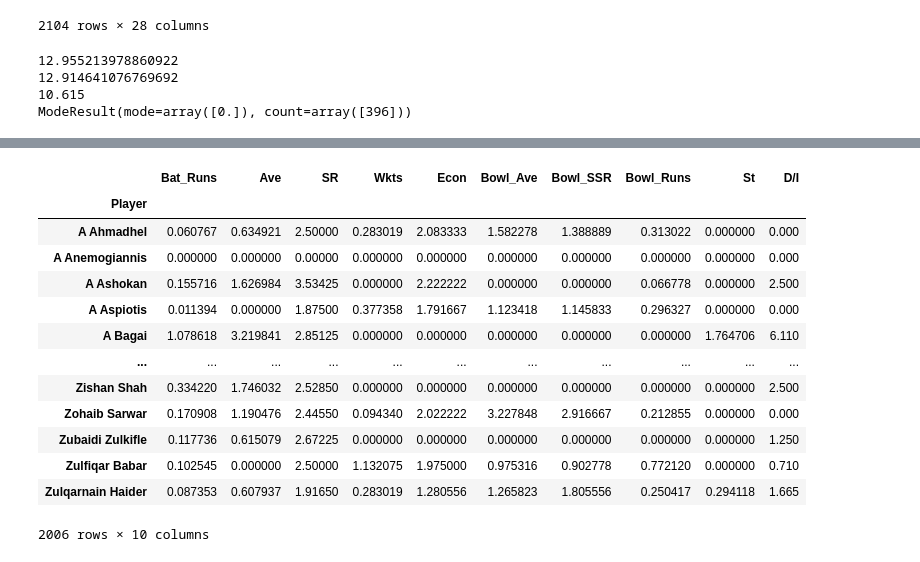
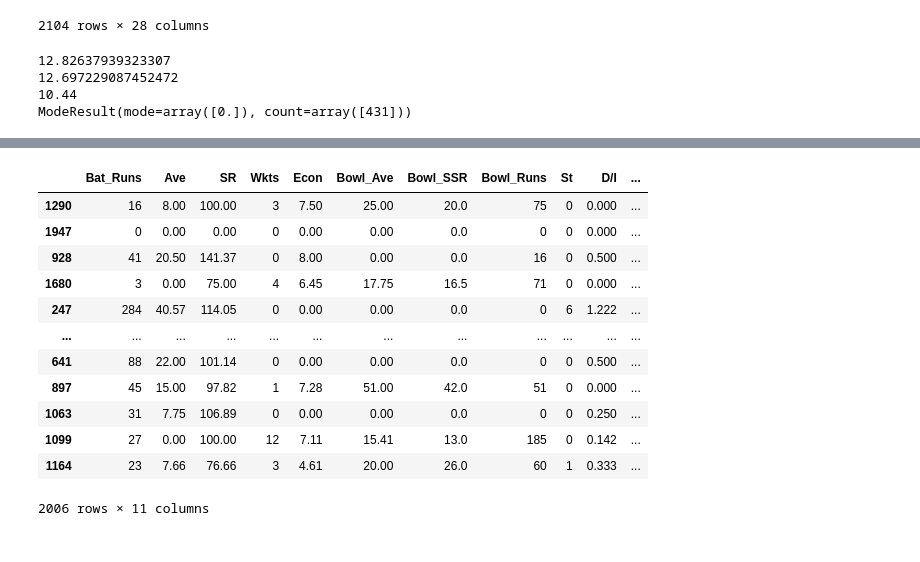
Before and after one commit to Vikaslh/Crick-stat-index-11, a Jupyter notebook: cric.ipynb, the cells around one changed output, grey strips where cells are left out. Saved outputs shown, nothing was run; the diff lists cells and outputs as text; code cells hidden in the pictures.

```diff
--- a/cric.ipynb
+++ b/cric.ipynb
@@ -101,8 +103,6 @@ display(df)
 | 2103 | C MunozMills | NaN | NaN | NaN | NaN | NaN | NaN | NaN | NaN | NaN | ... | ... |
 2104 rows × 26 columns
 # %%
-df['Type'] = ''
-df['Points'] = ''
 df4 = pd.read_csv('C:\\Users\\SATWIK M BADIGER\\Desktop\\final.csv')
 df = df4
 df = df.fillna(0)
@@ -127,10 +127,10 @@ print(numpy.mean(df['Ave']))
 print(numpy.median(df['Ave']))
 print(stats.mode(df['Ave']))
 # %% [output]
-12.955213978860922
-12.914641076769692
-10.615
-ModeResult(mode=array([0.]), count=array([396]))
+12.82637939323307
+12.697229087452472
+10.44
+ModeResult(mode=array([0.]), count=array([431]))
 # %%
 df = df.drop_duplicates(subset=['Player'], keep='first')
 df = df.dropna()
@@ -155,26 +155,23 @@ print(df.to_string())
 1044             Shiraz Khan            KUWAIT  2019-2019    6     5   1        32   16*    8.00    27  118.51    0   0   1    2    1          6   20.0     0        140     3     46.66   7.00      40. ...
 1200           Shoaib Akht
 # %%
+features =['Bat_Runs','Ave','SR','Wkts','Econ','Bowl_Ave','Bowl_SSR','Bowl_Runs','St','D/I']
 batsman = df.dropna(subset=features)
 batdf = batsman[features].copy()
-batdf = batdf.set_index(batsman['Player'])
+scaler = MinMaxScaler(feature_range=(0, 10), copy=True)
+batdf = batdf.join(batsman['Player'])
 batdf
-scaler = MinMaxScaler(feature_range=(0, 10), copy=True)
-scaled = pd.DataFrame( scaler.fit_transform(batdf), columns=batdf.columns, index=batdf.index)
-batdf = scaled
-batdf
 # %% [output]
-|  | Bat_Runs | Ave | SR | Wkts | Econ | Bowl_Ave | Bowl_SSR | Bowl_Runs | St | D/I |
-| Player |  |  |  |  |  |  |  |  |  |  |
-| A Ahmadhel | 0.060767 | 0.634921 | 2.50000 | 0.283019 | 2.083333 | 1.582278 | 1.388889 | 0.313022 | 0.000000 | 0.000 |
-| A Anemogiannis | 0.000000 | 0.000000 | 0.00000 | 0.000000 | 0.000000 | 0.000000 | 0.000000 | 0.000000 | 0.000000 | 0.000 |
-| A Ashokan | 0.155716 | 1.626984 | 3.53425 | 0.000000 | 2.222222 | 0.000000 | 0.000000 | 0.066778 | 0.000000 | 2.500 |
-| A Aspiotis | 0.011394 | 0.000000 | 1.87500 | 0.377358 | 1.791667 | 1.123418 | 1.145833 | 0.296327 | 0.000000 | 0.000 |
-| A Bagai | 1.078618 | 3.219841 | 2.85125 | 0.000000 | 0.000000 | 0.000000 | 0.000000 | 0.000000 | 1.764706 | 6.110 |
-| ... | ... | ... | ... | ... | ... | ... | ... | ... | ... | ... |
-| Zishan Shah | 0.334220 | 1.746032 | 2.52850 | 0.000000 | 0.000000 | 0.000000 | 0.000000 | 0.000000 | 0.000000 | 2.500 |
-| Zohaib Sarwar | 0.170908 | 1.190476 | 2.44550 | 0.094340 | 2.022222 | 3.227848 | 2.916667 | 0.212855 | 0.000000 | 0.000 |
-| Zubaidi Zulkifle | 0.117736 | 0.615079 | 2.67225 | 0.000000 | 0.000000 | 0.000000 | 0.000000 | 0.000000 | 0.000000 | 1.250 |
-| Zulfiqar Babar | 0.102545 | 0.000000 | 2.50000 | 1.132075 | 1.975000 | 0.975316 | 0.902778 | 0.772120 | 0.000000 | 0.710 |
-| Zulqarnain Haider | 0.087353 | 0.607937 | 1.91650 | 0.283019 | 1.280556 | 1.265823 | 1.805556 | 0.250417 | 0.294118 | 1.665 |
+|  | Bat_Runs | Ave | SR | Wkts | Econ | Bowl_Ave | Bowl_SSR | Bowl_Runs | St | D/I | ... |
+| 1290 | 16 | 8.00 | 100.00 | 3 | 7.50 | 25.00 | 20.0 | 75 | 0 | 0.000 | ... |
+| 1947 | 0 | 0.00 | 0.00 | 0 | 0.00 | 0.00 | 0.0 | 0 | 0 | 0.000 | ... |
+| 928 | 41 | 20.50 | 141.37 | 0 | 8.00 | 0.00 | 0.0 | 16 | 0 | 0.500 | ... |
+| 1680 | 3 | 0.00 | 75.00 | 4 | 6.45 | 17.75 | 16.5 | 71 | 0 | 0.000 | ... |
+| 247 | 284 | 40.57 | 114.05 | 0 | 0.00 | 0.00 | 0.0 | 0 | 6 | 1.222 | ... |
+| ... | ... | ... | ... | ... | ... | ... | ... | ... | ... | ... | ... |
+| 641 | 88 | 22.00 | 101.14 | 0 | 0.00 | 0.00 | 0.0 | 0 | 0 | 0.500 | ... |
+| 897 | 45 | 15.00 | 97.82 | 1 | 7.28 | 51.00 | 42.0 | 51 | 0 | 0.000 | ... |
+| 1063 | 31 | 7.75 | 106.89 | 0 | 0.00 | 0.00 | 0.0 | 0 | 0 | 0.250 | ... |
+| 1099 | 27 | 0.00 | 100.00 | 12 | 7.11 | 15.41 | 13.0 | 185 | 0 | 0.142 | ... |
+| 1164 | 23 | 7.66 | 76.66 | 3 | 4.61 | 20.00 | 26.0 | 60 | 1 | 0.333 | ... |
-2006 rows × 10 columns
+2006 rows × 11 columns
```
Also changed, not shown: parts of 6 cells of this notebook.
